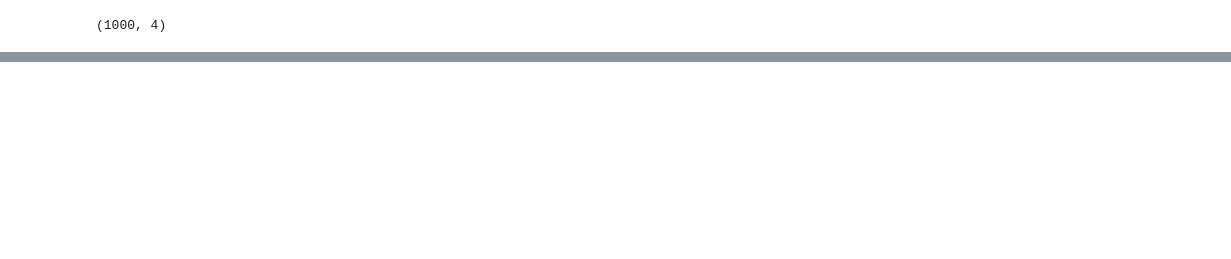
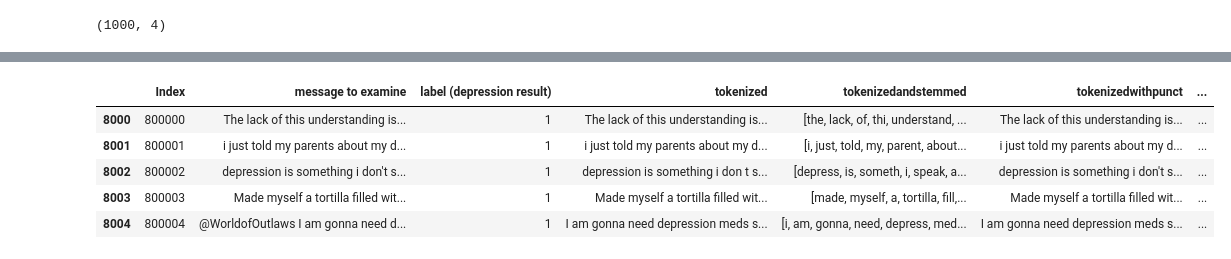
Before and after one commit to kstrickland680/DepressionSentimentalAnalysis, a Jupyter notebook: DepressionTweets.ipynb, the cells around one changed output, grey strips where cells are left out. Saved outputs shown, nothing was run; the diff lists cells and outputs as text; code cells hidden in the pictures; blank space fills up the shorter version.

```diff
--- a/DepressionTweets.ipynb
+++ b/DepressionTweets.ipynb
@@ -246,21 +278,0 @@ I prepare the depression data for NMF topic modeling and then apply topic modeli
-# %%
-#preparing depressed data for NMF Modeling
-
-#remove URLS:
-dep['tokenized'] = [' '.join(re.sub("http://\S+", " ", tweet).split()) for tweet in dep['message to examine']]
-dep['tokenized'] = [' '.join(re.sub("https://\S+", " ", tweet).split()) for tweet in dep['tokenized']]
-dep['tokenized'] = [' '.join(re.sub("myspace.com\S+", " ", tweet).split()) for tweet in dep['tokenized']]
-
-#remove numbers
-dep['tokenized'] = [' '.join(re.sub(r'\d+', '', tweet).split()) for tweet in dep['tokenized']]
-
-#remove mentions:
-dep['tokenized']=dep['tokenized'].apply(lambda x :[t for t in x.split() if not t.startswith('@')]).apply(lambda x: ' '.join(x))
-
-dep['tokenizedwithpunct'] = dep['tokenized']
-
-#remove special characters and numbers
-dep['tokenized'] = dep['tokenized'].replace(r'[^A-Za-z]+', " ", regex=True)
-
-
-dep.head(20)
@@ -301,0 +279,3 @@ See the caveats in the documentation: https://pandas.pydata.org/pandas-docs/stab
+# %%
+
+dep = sentiment_prep(dep, 'message to examine')
@@ -385,12 +380,0 @@ analyzer = SentimentIntensityAnalyzer()
-# %%
-#run analyzer on tweets with punctuation, capitlizaton, and untokenized
-#store scores in the dataframe as well as in sentscores variable
-scoress = []
-for index, row in dep.iterrows():
-  s = analyzer.polarity_scores(row['tokenizedwithpunct'])
-  scoress.append(s)
-
-sentscores = pd.Series(scoress)
-dep['polarity'] = sentscores.values
-
-dep.head(10)
@@ -428,0 +421,2 @@ pos_percent = pos/(neg+neu+pos) * 100
+# %%
+dep, neg_percent, neu_percent, pos_percent = sentimentscores(dep)
@@ -820,0 +823,9 @@ randomsample.head(20)
+# %%
+dep.head()
+# %% [output]
+|  | Index | message to examine | label (depression result) | tokenized | tokenizedandstemmed | tokenizedwithpunct | ... |
+| 8000 | 800000 | The lack of this understanding is... | 1 | The lack of this understanding is... | [the, lack, of, thi, understand, ... | The lack of this understanding is... | ... |
+| 8001 | 800001 | i just told my parents about my d... | 1 | i just told my parents about my d... | [i, just, told, my, parent, about... | i just told my parents about my d... | ... |
+| 8002 | 800002 | depression is something i don't s... | 1 | depression is something i don t s... | [depress, is, someth, i, speak, a... | depression is something i don't s... | ... |
+| 8003 | 800003 | Made myself a tortilla filled wit... | 1 | Made myself a tortilla filled wit... | [made, myself, a, tortilla, fill,... | Made myself a tortilla filled wit... | ... |
+| 8004 | 800004 | @WorldofOutlaws I am gonna need d... | 1 | I am gonna need depression meds s... | [i, am, gonna, need, depress, med... | I am gonna need depression meds s... | ... |
```
Also changed, not shown: parts of 64 cells of this notebook.
